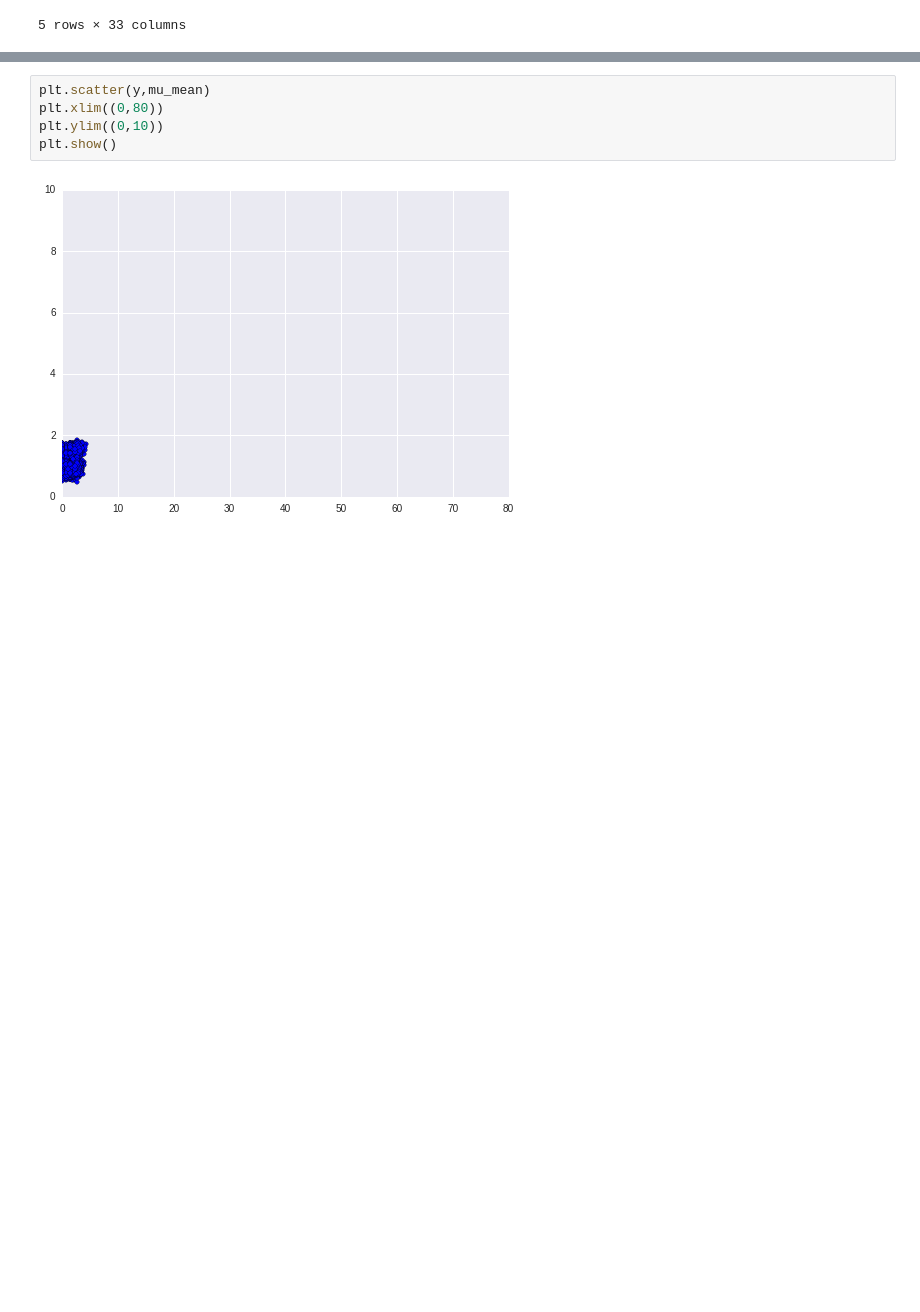
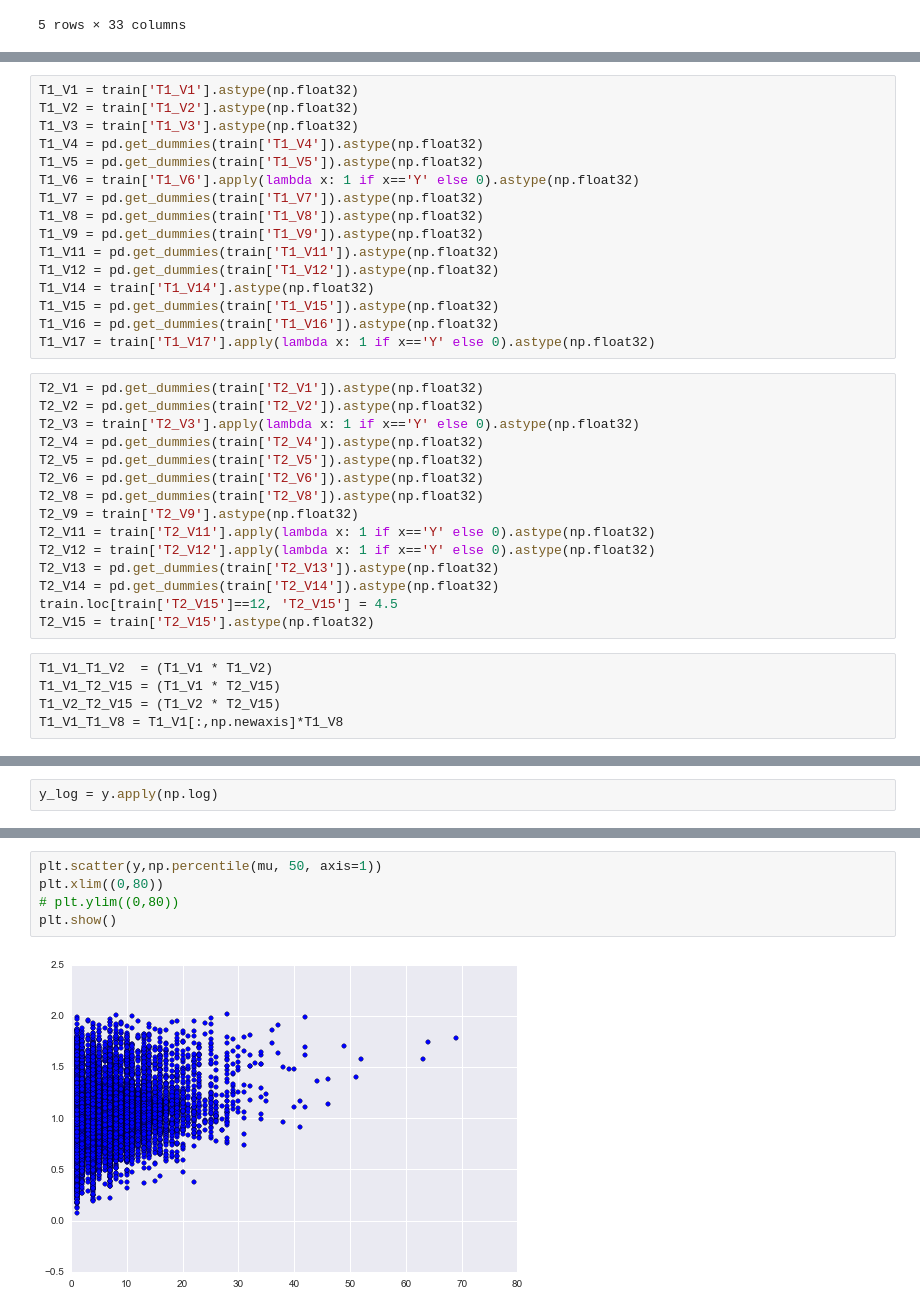
Before and after one commit to walterreade/pymc_sandbox, a Jupyter notebook: property_pymc.ipynb, the cells around one changed output, grey strips where cells are left out. Cells and saved outputs as stored; diff of their text form; blank space fills up the shorter version.

```diff
--- a/property_pymc.ipynb
+++ b/property_pymc.ipynb
@@ -82,0 +55,36 @@ with mc.Model() as model:
+# %%
+T1_V1 = train['T1_V1'].astype(np.float32)
+T1_V2 = train['T1_V2'].astype(np.float32)
+T1_V3 = train['T1_V3'].astype(np.float32)
+T1_V4 = pd.get_dummies(train['T1_V4']).astype(np.float32)
+T1_V5 = pd.get_dummies(train['T1_V5']).astype(np.float32)
+T1_V6 = train['T1_V6'].apply(lambda x: 1 if x=='Y' else 0).astype(np.float32)
+T1_V7 = pd.get_dummies(train['T1_V7']).astype(np.float32)
+T1_V8 = pd.get_dummies(train['T1_V8']).astype(np.float32)
+T1_V9 = pd.get_dummies(train['T1_V9']).astype(np.float32)
+T1_V11 = pd.get_dummies(train['T1_V11']).astype(np.float32)
+T1_V12 = pd.get_dummies(train['T1_V12']).astype(np.float32)
+T1_V14 = train['T1_V14'].astype(np.float32)
+T1_V15 = pd.get_dummies(train['T1_V15']).astype(np.float32)
+T1_V16 = pd.get_dummies(train['T1_V16']).astype(np.float32)
+T1_V17 = train['T1_V17'].apply(lambda x: 1 if x=='Y' else 0).astype(np.float32)
+# %%
+T2_V1 = pd.get_dummies(train['T2_V1']).astype(np.float32)
+T2_V2 = pd.get_dummies(train['T2_V2']).astype(np.float32)
+T2_V3 = train['T2_V3'].apply(lambda x: 1 if x=='Y' else 0).astype(np.float32)
+T2_V4 = pd.get_dummies(train['T2_V4']).astype(np.float32)
+T2_V5 = pd.get_dummies(train['T2_V5']).astype(np.float32)
+T2_V6 = pd.get_dummies(train['T2_V6']).astype(np.float32)
+T2_V8 = pd.get_dummies(train['T2_V8']).astype(np.float32)
+T2_V9 = train['T2_V9'].astype(np.float32)
+T2_V11 = train['T2_V11'].apply(lambda x: 1 if x=='Y' else 0).astype(np.float32)
+T2_V12 = train['T2_V12'].apply(lambda x: 1 if x=='Y' else 0).astype(np.float32)
+T2_V13 = pd.get_dummies(train['T2_V13']).astype(np.float32)
+T2_V14 = pd.get_dummies(train['T2_V14']).astype(np.float32)
+train.loc[train['T2_V15']==12, 'T2_V15'] = 4.5
+T2_V15 = train['T2_V15'].astype(np.float32)
+# %%
+T1_V1_T1_V2  = (T1_V1 * T1_V2)
+T1_V1_T2_V15 = (T1_V1 * T2_V15)
+T1_V2_T2_V15 = (T1_V2 * T2_V15)
+T1_V1_T1_V8 = T1_V1[:,np.newaxis]*T1_V8
@@ -82,0 +125,2 @@ with mc.Model() as model:
+# %%
+y_log = y.apply(np.log)
@@ -96,7 +325,7 @@ mu_mean = ( trace['b_0'].mean()
 # %%
-plt.scatter(y,mu_mean)
+plt.scatter(y,np.percentile(mu, 50, axis=1))
 plt.xlim((0,80))
-plt.ylim((0,10))
+# plt.ylim((0,80))
 plt.show()
 # %% [output]
-[figure, old version]
+[figure, new version]
```
Also changed, not shown: parts of 30 cells of this notebook.
